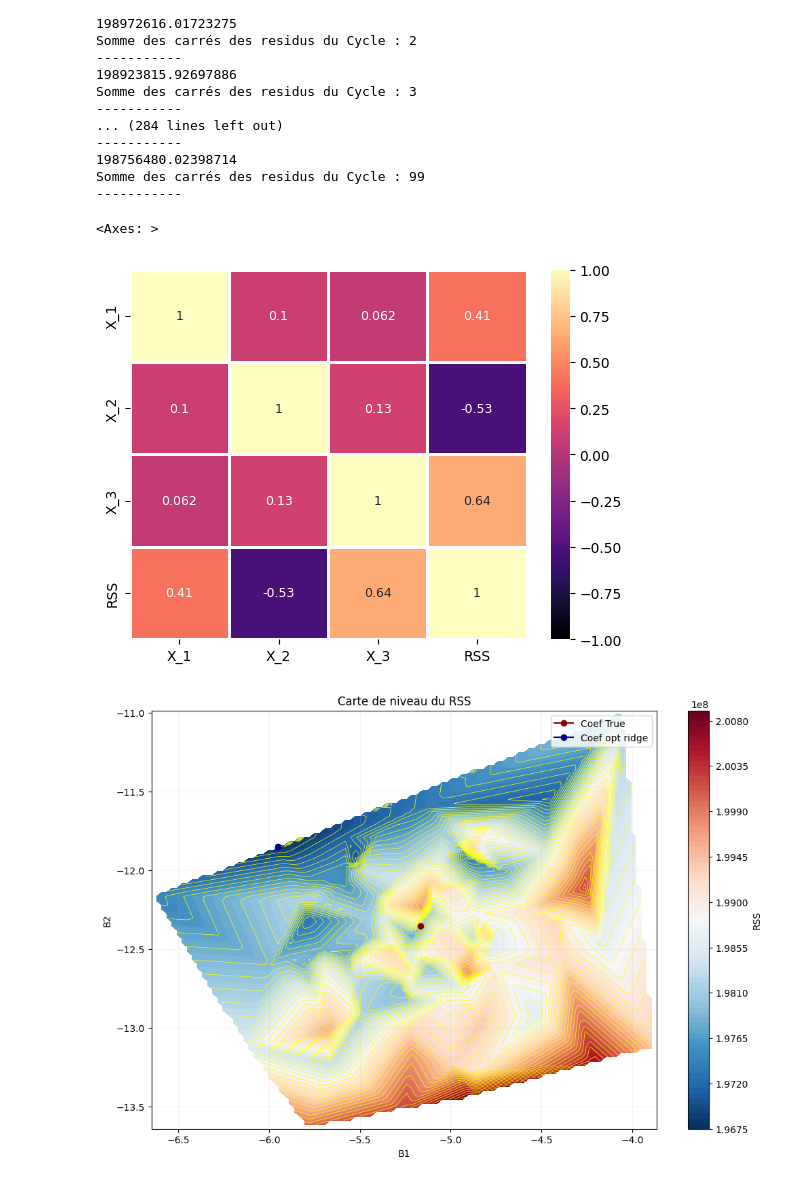
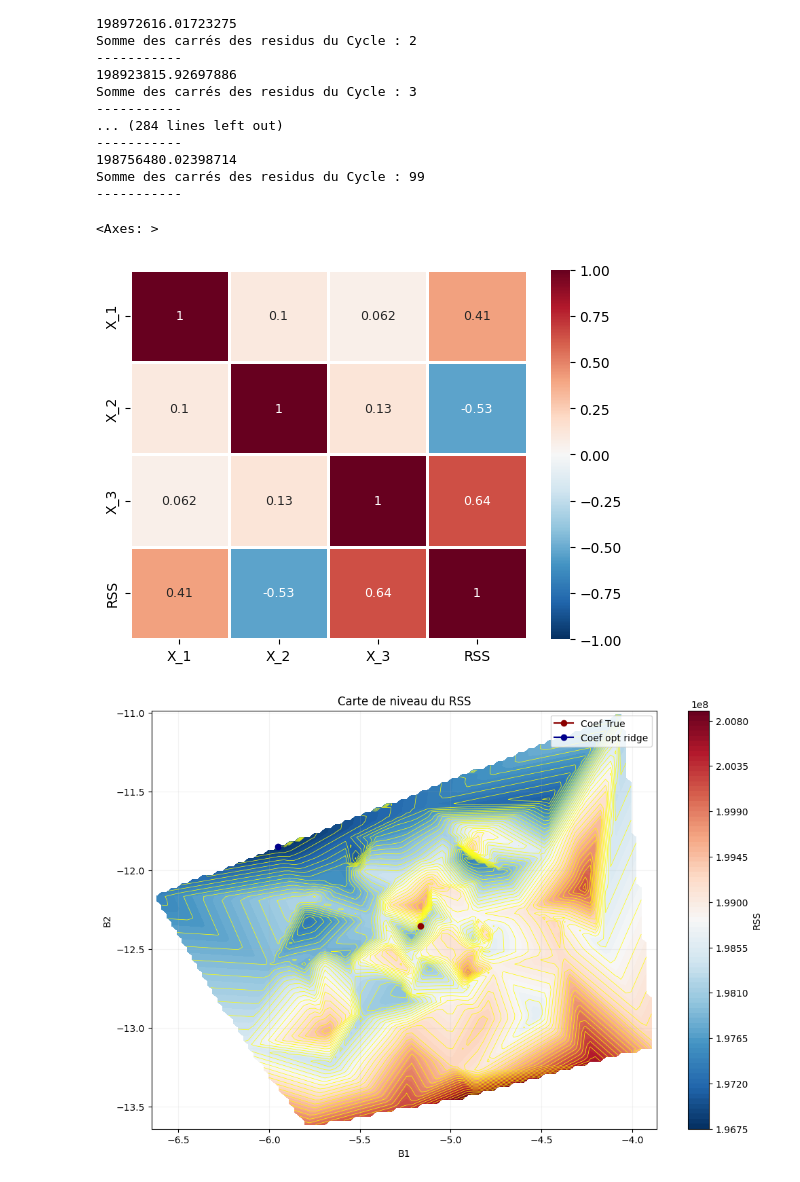
Before and after one commit to beng-one/Simulation-Ridge-Lasso-SRL, a Jupyter notebook: Simulation.ipynb, the cells around one changed output. Cells and saved outputs as stored; diff of their text form; code cells hidden in the pictures.

```diff
--- a/Simulation.ipynb
+++ b/Simulation.ipynb
@@ -515,14 +516,14 @@ Somme des carrés des residus du Cycle : 99
 # %%
 # Matrice de corrélation
 df_coef_estimated_framed_cm_ridge = df_coef_estimated_framed_ridge.copy()
 df_coef_estimated_framed_cm_ridge['RSS'] = rss_complete_ridge
 
 # Matrice de corrélation
 df_coef_estimated_framed_cm_ridge_corr = df_coef_estimated_framed_cm_ridge.corr()
-sns.heatmap(df_coef_estimated_framed_cm_ridge_corr, vmin=-1, vmax=1, cmap='magma', annot=True, cbar=True, linewidths=1, annot_kws={'fontsize': 9})
+sns.heatmap(df_coef_estimated_framed_cm_ridge_corr, vmin=-1, vmax=1, cmap='RdBu_r', annot=True, cbar=True, linewidths=1, annot_kws={'fontsize': 9})
 # %% [output]
 <Axes: >
-[figure, old version]
+[figure, new version]
 # %%
 import numpy as np
 import matplotlib.pyplot as plt
```
Also changed, not shown: parts of 10 cells of this notebook, 5 other files.
